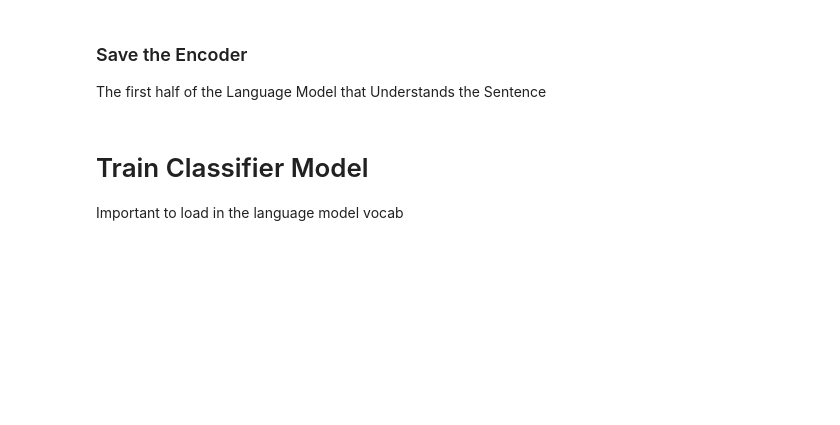
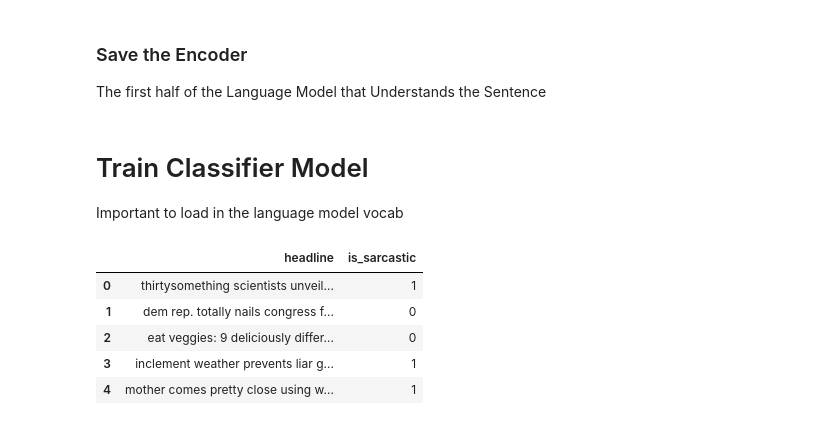
Before and after one commit to ElliotEckholm/sarcasm_detection, a Jupyter notebook: Sarcasm Detection.ipynb, the cells around one changed output. Saved outputs shown, nothing was run; the diff lists cells and outputs as text; code cells hidden in the pictures; blank space fills up the shorter version.

```diff
--- a/Sarcasm Detection.ipynb
+++ b/Sarcasm Detection.ipynb
@@ -189,0 +231,9 @@ data_classifier.save('data_classifier.pkl')
+# %%
+df.head()
+# %% [output]
+|  | headline | is_sarcastic |
+| 0 | thirtysomething scientists unveil... | 1 |
+| 1 | dem rep. totally nails congress f... | 0 |
+| 2 | eat veggies: 9 deliciously differ... | 0 |
+| 3 | inclement weather prevents liar g... | 1 |
+| 4 | mother comes pretty close using w... | 1 |
```
Also changed, not shown: parts of 44 cells of this notebook, 4 other files.
